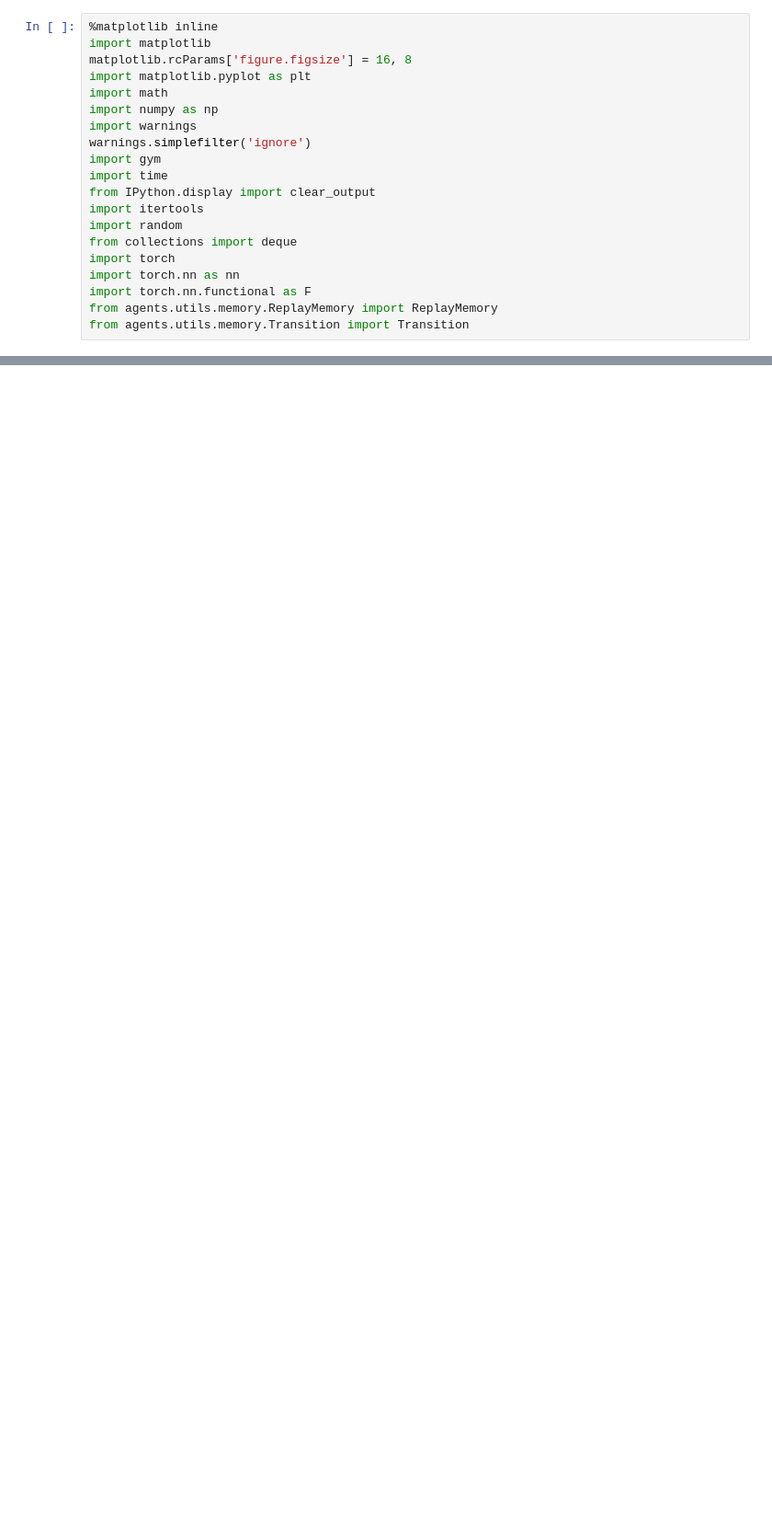
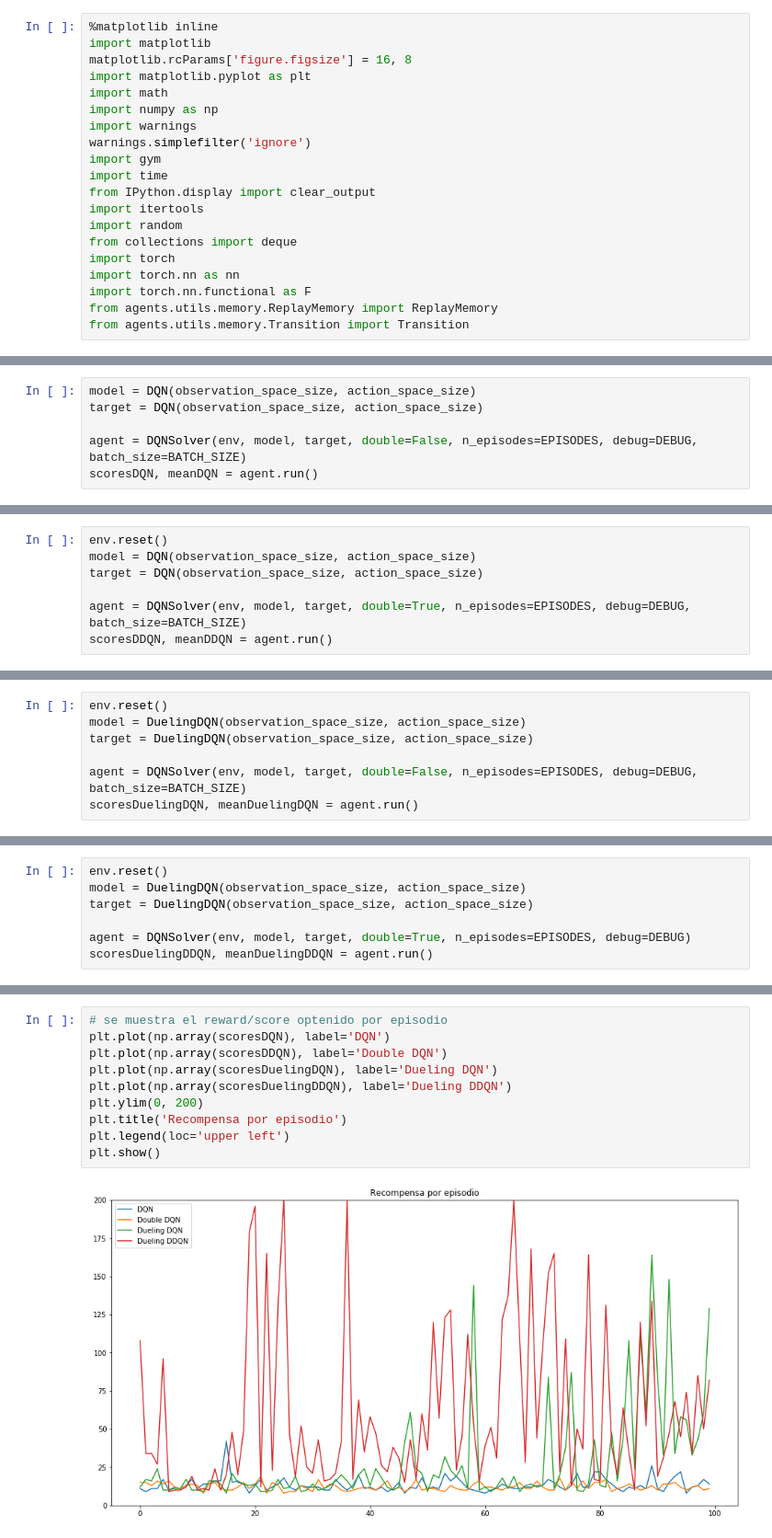
Before and after one commit to nehuengonzalez/diplodatos, a Jupyter notebook: aprendizaje_por_refuerzos/Final-Lab.ipynb, the cells around one changed output, grey strips where cells are left out. Shown at 92% size. Drawn from its saved outputs; the diff is of its cells as text; blank space fills up the shorter version.

Commit message:
Se limpia el Lab 2 y se implementa Dueling

```diff
--- a/aprendizaje_por_refuerzos/Final-Lab.ipynb
+++ b/aprendizaje_por_refuerzos/Final-Lab.ipynb
@@ -1428,0 +280,6 @@ scoresDQN, meanDQN = agent.run()
+# %%
+model = DQN(observation_space_size, action_space_size)
+target = DQN(observation_space_size, action_space_size)
+
+agent = DQNSolver(env, model, target, double=False, n_episodes=EPISODES, debug=DEBUG, batch_size=BATCH_SIZE)
+scoresDQN, meanDQN = agent.run()
@@ -1428,0 +289,7 @@ scoresDQN, meanDQN = agent.run()
+# %%
+env.reset()
+model = DQN(observation_space_size, action_space_size)
+target = DQN(observation_space_size, action_space_size)
+
+agent = DQNSolver(env, model, target, double=True, n_episodes=EPISODES, debug=DEBUG, batch_size=BATCH_SIZE)
+scoresDDQN, meanDDQN = agent.run()
@@ -1428,0 +299,7 @@ scoresDQN, meanDQN = agent.run()
+# %%
+env.reset()
+model = DuelingDQN(observation_space_size, action_space_size)
+target = DuelingDQN(observation_space_size, action_space_size)
+
+agent = DQNSolver(env, model, target, double=False, n_episodes=EPISODES, debug=DEBUG, batch_size=BATCH_SIZE)
+scoresDuelingDQN, meanDuelingDQN = agent.run()
@@ -1428,0 +309,7 @@ scoresDQN, meanDQN = agent.run()
+# %%
+env.reset()
+model = DuelingDQN(observation_space_size, action_space_size)
+target = DuelingDQN(observation_space_size, action_space_size)
+
+agent = DQNSolver(env, model, target, double=True, n_episodes=EPISODES, debug=DEBUG)
+scoresDuelingDDQN, meanDuelingDDQN = agent.run()
@@ -1428,0 +319,12 @@ scoresDQN, meanDQN = agent.run()
+# %%
+# se muestra el reward/score optenido por episodio
+plt.plot(np.array(scoresDQN), label='DQN')
+plt.plot(np.array(scoresDDQN), label='Double DQN')
+plt.plot(np.array(scoresDuelingDQN), label='Dueling DQN')
+plt.plot(np.array(scoresDuelingDDQN), label='Dueling DDQN')
+plt.ylim(0, 200)
+plt.title('Recompensa por episodio')
+plt.legend(loc='upper left')
+plt.show()
+# %% [output]
+[figure, added]
```
Also changed, not shown: parts of 51 cells of this notebook, 1 other file.
